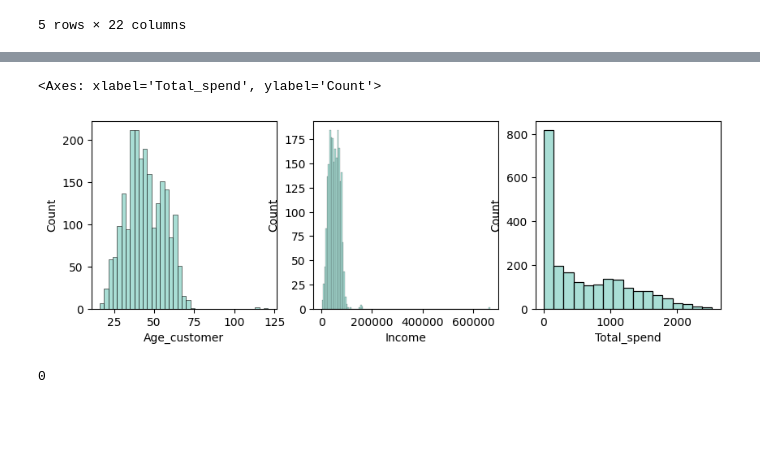
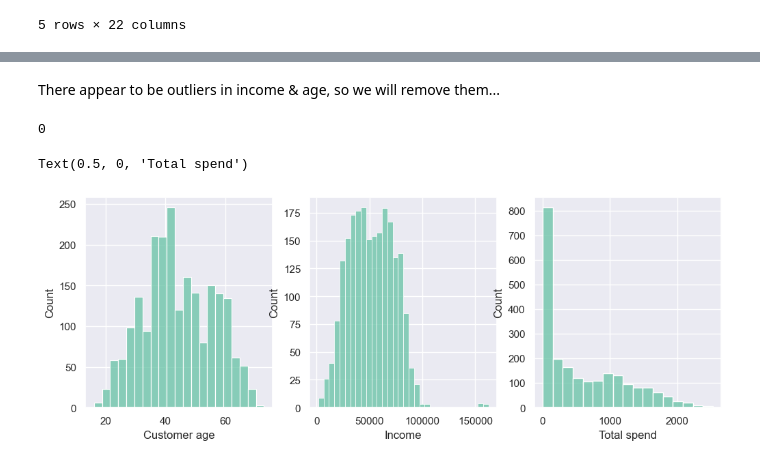
Before and after one commit to windc-888/Customer-segmentation, a Jupyter notebook: code.ipynb, the cells around one changed output, grey strips where cells are left out. Saved outputs shown, nothing was run; the diff lists cells and outputs as text; code cells hidden in the pictures; blank space fills up the shorter version.

```diff
--- a/code.ipynb
+++ b/code.ipynb
@@ -89,0 +107,26 @@ plt.show()
+# %%
+# Dropping datapoints with marital status 'Alone', 'Absurd' and 'YOLO'
+data = data.loc[~((data['Marital_Status'] == 'Alone') | (data['Marital_Status']== "Absurd") | (data['Marital_Status']== "YOLO"))]
+
+
+# Plotting the barplots again without the 'Alone', 'Absurd' and 'YOLO' marital statuses
+fig, ax = plt.subplots(1,4, figsize=(14,4))
+
+sns.countplot(data=data, x='Marital_Status', hue='Marital_Status', ax=ax[0])
+sns.countplot(data=data, x='Education', hue='Education', ax=ax[1])
+sns.countplot(data=data, x='Complain', hue='Complain', ax=ax[2], legend=False)
+sns.countplot(data=data, x='Has_children', hue='Has_children', ax=ax[3], legend=False)
+
+# Setting plot parameters
+ax[0].tick_params(rotation=45)
+ax[0].set_xlabel("Marital status")
+
+ax[1].tick_params(rotation=45)
+
+ax[2].set_xticklabels(["No","Yes"])
+ax[2].set_xlabel("Has made a complaint")
+
+ax[3].set_xticklabels(["No","Yes"])
+ax[3].set_xlabel("Has children")
+
+plt.show()
@@ -90,16 +149,25 @@ plt.show()
+# %% [markdown]
+There appear to be outliers in income & age, so we will remove them...
+# %%
+# Removing outliers
+data = data[data["Age_customer"]<100]
+data = data[data["Income"]<200000]
+
+# Testing that all outliers removed
+(data["Age_customer"]>100).sum() + (data["Income"]>200000).sum()
+# %% [output]
+0
 # %%
-fig, ax = plt.subplots(1,3, figsize=(10, 3))
+# Plotting data with outliers removed
+fig, ax = plt.subplots(1,3, figsize=(12, 4))
+
 sns.histplot(data=data, x="Age_customer", ax=ax[0])
 sns.histplot(data=data, x="Income", ax=ax[1])
 sns.histplot(data=data, x="Total_spend", ax=ax[2])
 
-# Outliers, in age > 100 & income > 200,000 REMOVE OUTLIERS
+# Setting plot parameters
+ax[0].set_xlabel("Customer age")
+ax[2].set_xlabel("Total spend")
 # %% [output]
-<Axes: xlabel='Total_spend', ylabel='Count'>
+Text(0.5, 0, 'Total spend')
-[figure, old version]
+[figure, new version]
-# %%
-# Making a new dataset with outliers removed
-test = data[data["Age_customer"]<100]
-test = test[test["Income"]<150000]
-# %% [output]
-0
```
Also changed, not shown: parts of 18 cells of this notebook.
